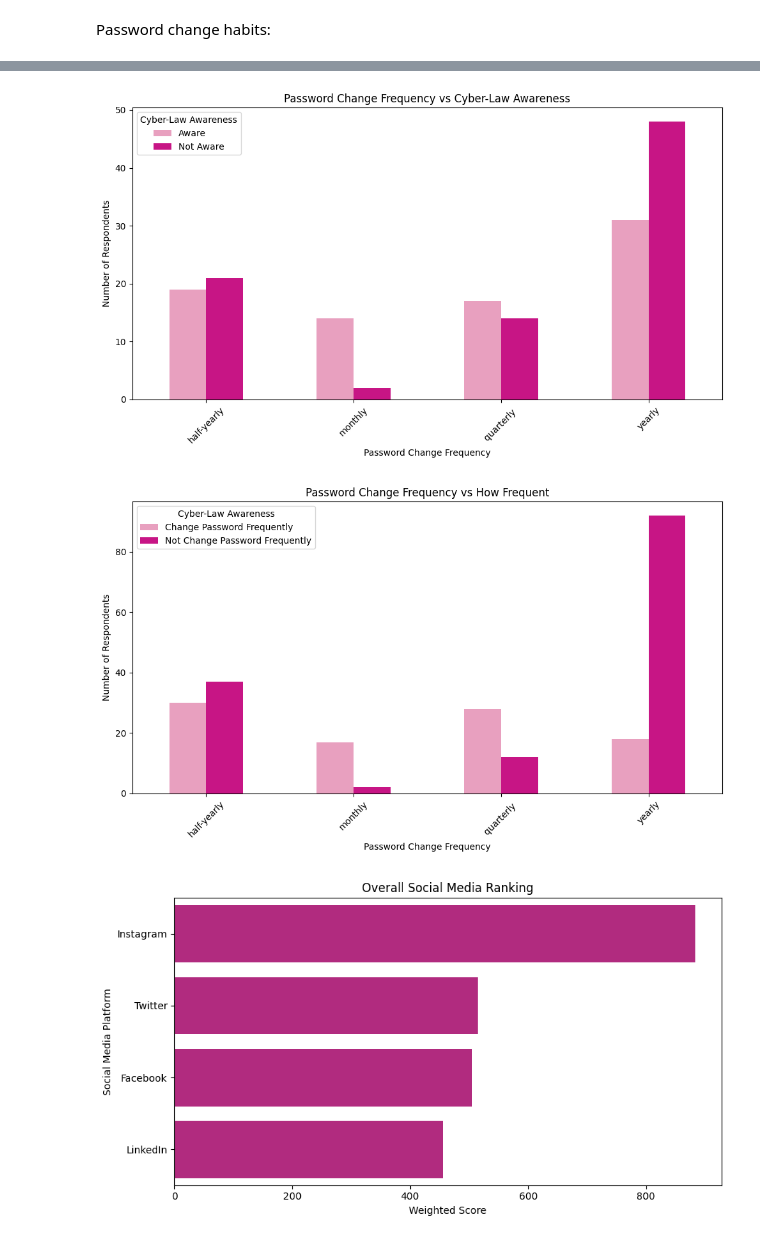
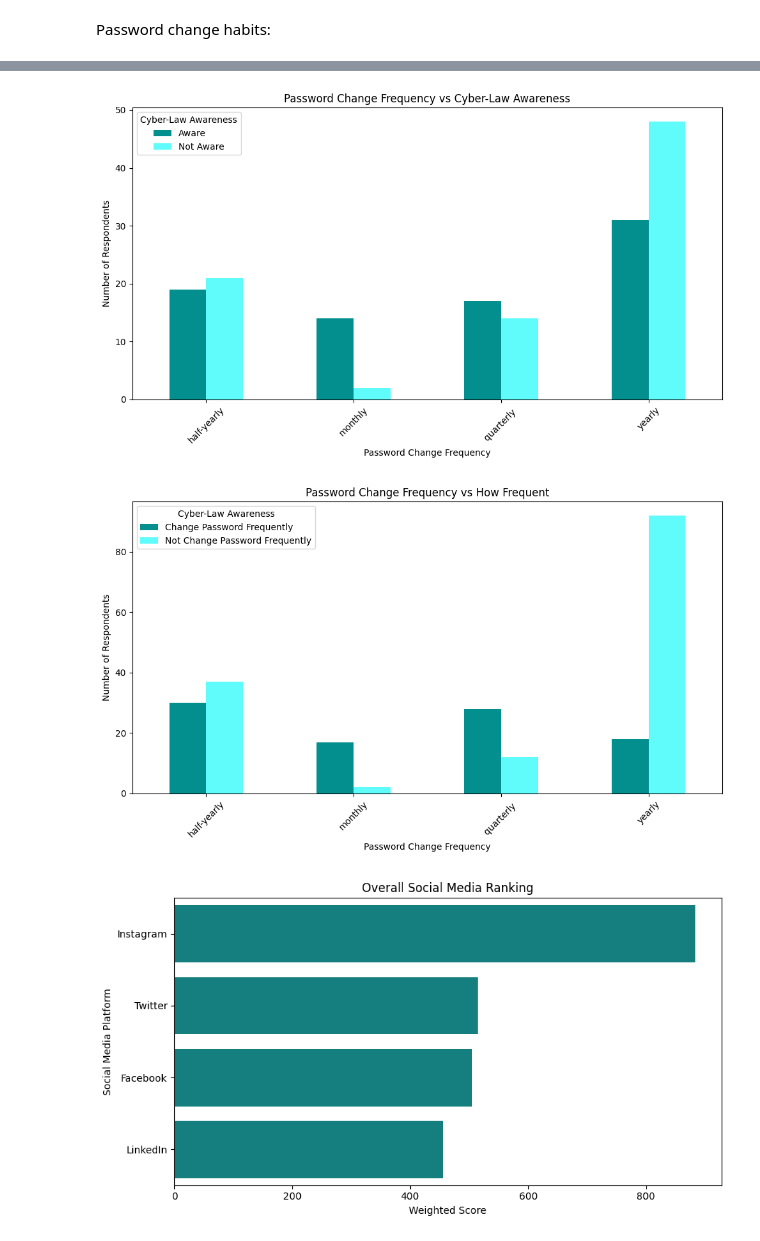
Before and after one commit to zf00593/dataset-project, a Jupyter notebook: visualisation.ipynb, the cells around one changed output, grey strips where cells are left out. Drawn from its saved outputs; the diff is of its cells as text; code cells hidden in the pictures.

Commit message:
changed colours of visualisation

```diff
--- a/visualisation.ipynb
+++ b/visualisation.ipynb
@@ -38,7 +38,7 @@ password_cyber = pd.crosstab(
 password_cyber.plot(
     kind="bar",
     figsize=(10, 6),
-    color=["#E8A0BF", "#C71585"]
+    color=["#048F8F", "#60FBFB"]
 )
 
 plt.title("Password Change Frequency vs Cyber-Law Awareness")
@@ -50,7 +50,7 @@ plt.legend(title="Cyber-Law Awareness")
 plt.tight_layout()
 plt.show()
 # %% [output]
-[figure, old version]
+[figure, new version]
 # %%
 password_cyber = pd.crosstab(
     analysis.df["How Frequent!?"],
@@ -63,7 +63,7 @@ password_cyber = pd.crosstab(
 password_cyber.plot(
     kind="bar",
     figsize=(10, 6),
-    color=["#E8A0BF", "#C71585"]
+    color=["#048F8F", "#60FBFB"]
 )
 
 plt.title("Password Change Frequency vs How Frequent")
@@ -75,27 +75,27 @@ plt.legend(title="Cyber-Law Awareness")
 plt.tight_layout()
 plt.show()
 # %% [output]
-[figure, old version]
+[figure, new version]
 # %%
 ranking = analysis.weighted_ranking()
 
 plt.figure(figsize=(9, 5))
 
 sns.barplot(
     data=ranking,
     x="Weighted Score",
     y="Social Media",
-    color="#C71585"
+    color="#048F8F"
 )
 
 plt.title("Overall Social Media Ranking")
 plt.xlabel("Weighted Score")
 plt.ylabel("Social Media Platform")
 
 plt.tight_layout()
 plt.show()
 # %% [output]
-[figure, old version]
+[figure, new version]
 # %%
 plt.figure(figsize=(8, 8))
 
```
Also changed, not shown: parts of 3 cells of this notebook.
